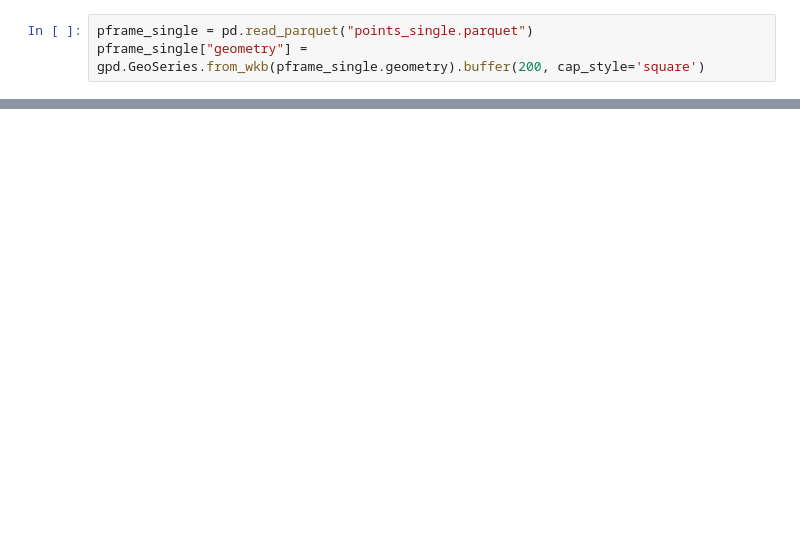
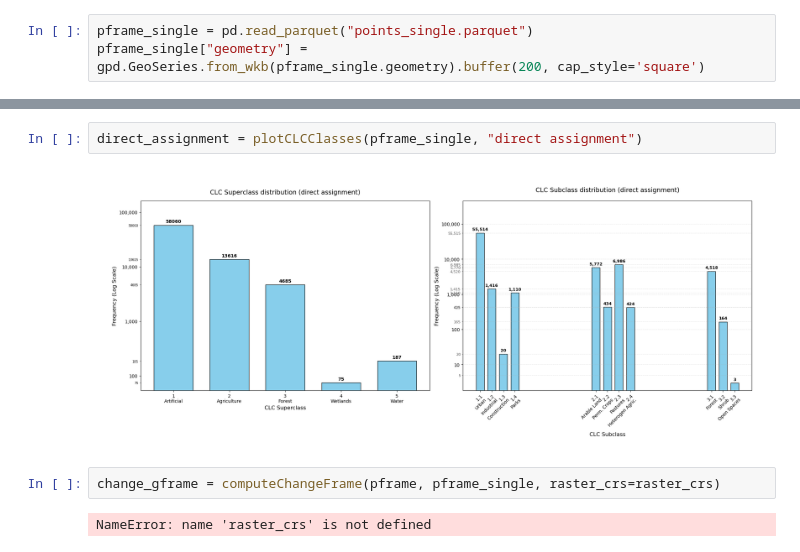
Before and after one commit to mfherrm/BioOTon, a Jupyter notebook: CORINE.ipynb, the cells around one changed output, grey strips where cells are left out. Drawn from its saved outputs; the diff is of its cells as text; blank space fills up the shorter version.

```diff
--- a/CORINE.ipynb
+++ b/CORINE.ipynb
@@ -1242,0 +76,8 @@ NameError: name 'joined_df' is not defined
+# %%
+direct_assignment = plotCLCClasses(pframe_single, "direct assignment")
+# %% [output]
+[figure, added]
+# %%
+change_gframe = computeChangeFrame(pframe, pframe_single, raster_crs=raster_crs)
+# %% [output]
+NameError: name 'raster_crs' is not defined
```
Also changed, not shown: parts of 30 cells of this notebook, 4 other files.
